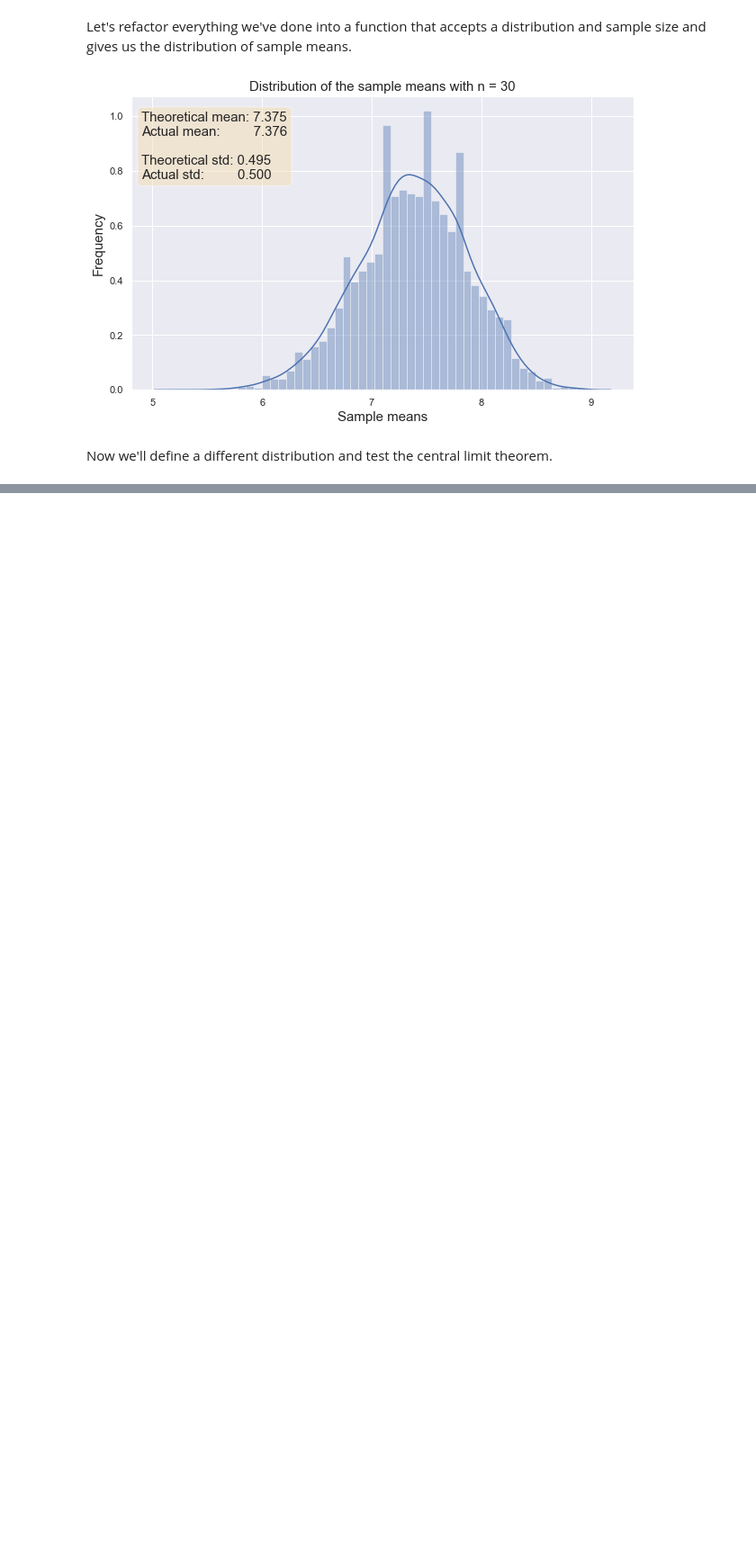
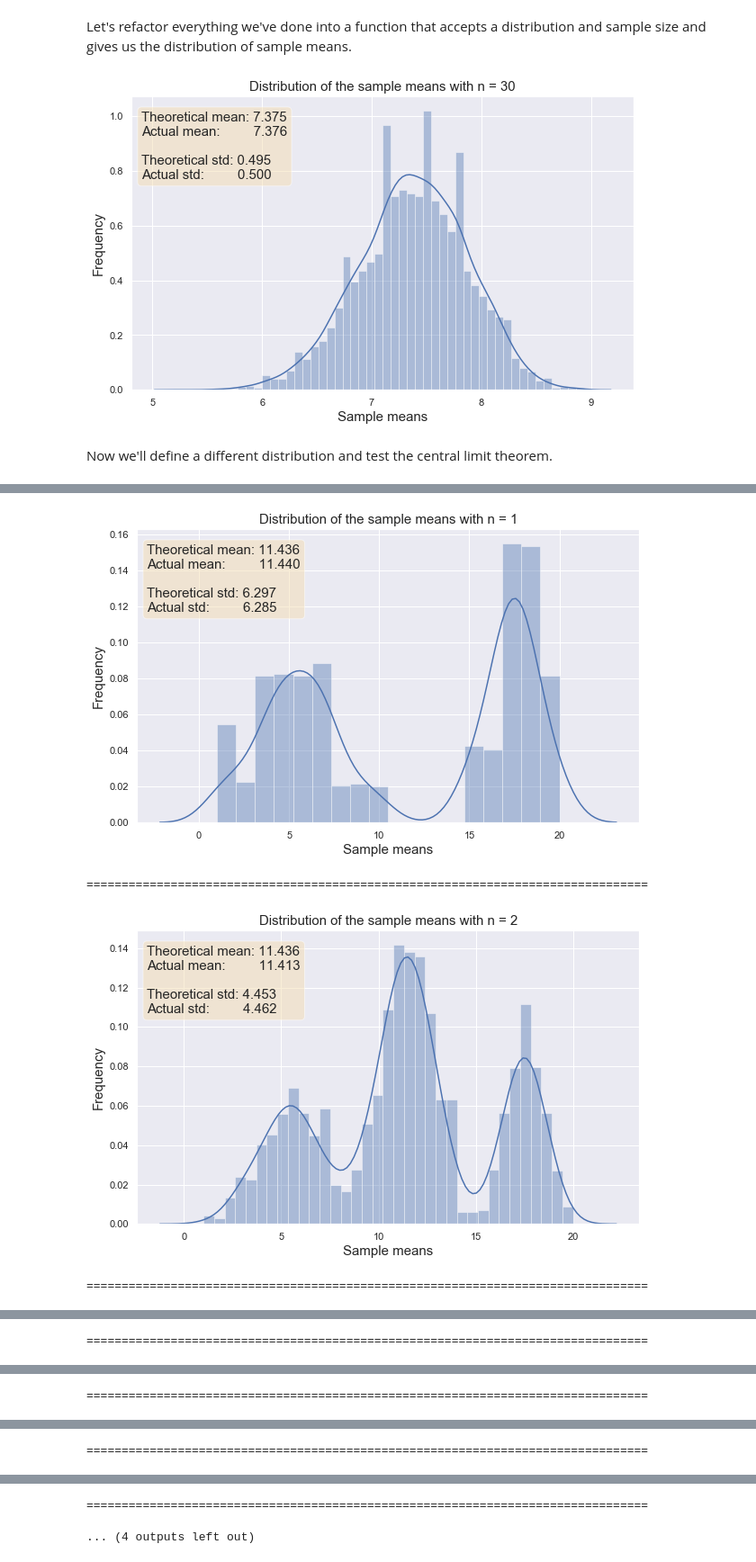
Before and after one commit to eytanohana/Data-Science-and-Statistics, a Jupyter notebook: CLT.ipynb, the cells around one changed output, grey strips where cells are left out. Shown at 90% size. Cells and saved outputs as stored; diff of their text form; code cells hidden in the pictures; blank space fills up the shorter version.

```diff
--- a/CLT.ipynb
+++ b/CLT.ipynb
@@ -247,0 +250,9 @@ plt.ylabel('P(X=k)', fontsize=20);
+# %%
+for n in [1, 2, 4, 8, 16, 32, 64, 128]:
+    clt(distribution, n)
+    print('='*80)
+# %% [output]
+[figure, added]
+================================================================================
+[figure, added]
+================================================================================
@@ -247,0 +260 @@ plt.ylabel('P(X=k)', fontsize=20);
+================================================================================
@@ -247,0 +262 @@ plt.ylabel('P(X=k)', fontsize=20);
+================================================================================
@@ -247,0 +264 @@ plt.ylabel('P(X=k)', fontsize=20);
+================================================================================
@@ -247,0 +266,2 @@ plt.ylabel('P(X=k)', fontsize=20);
+================================================================================
+... (4 outputs left out)
```
Also changed, not shown: parts of 4 cells of this notebook.
